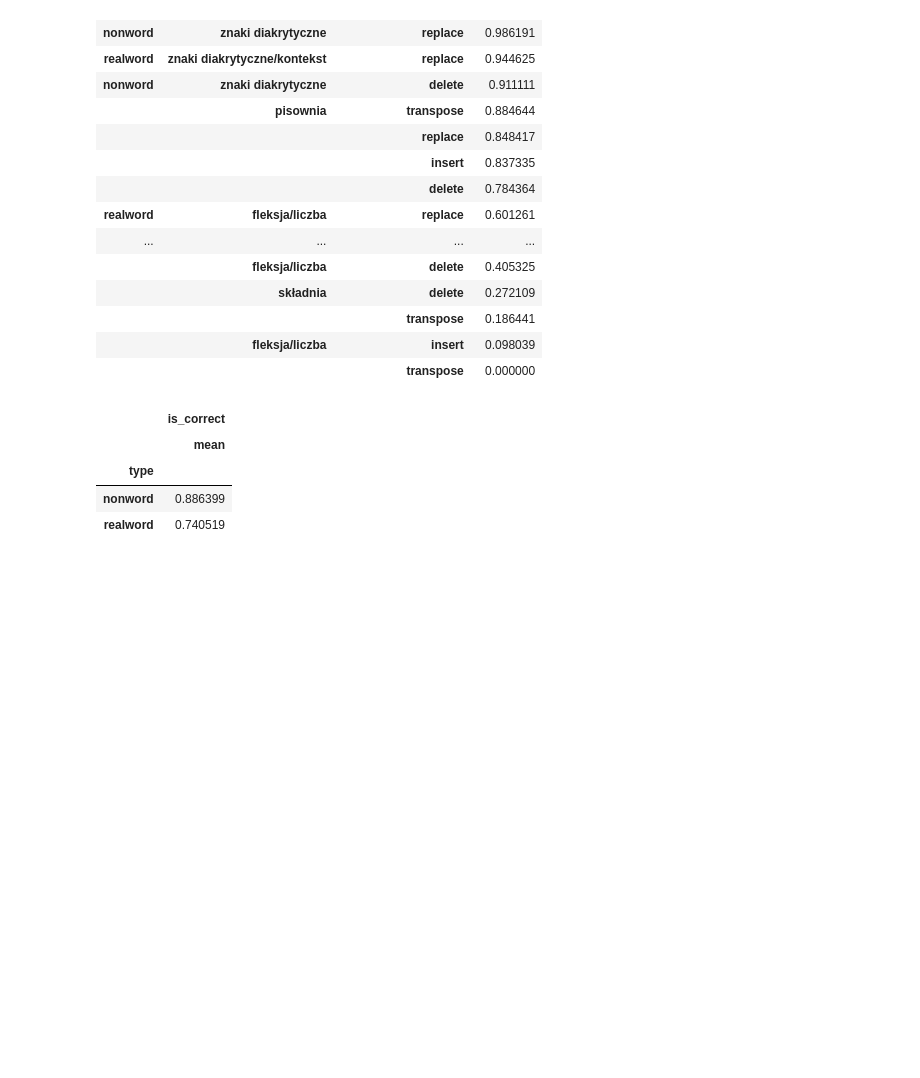
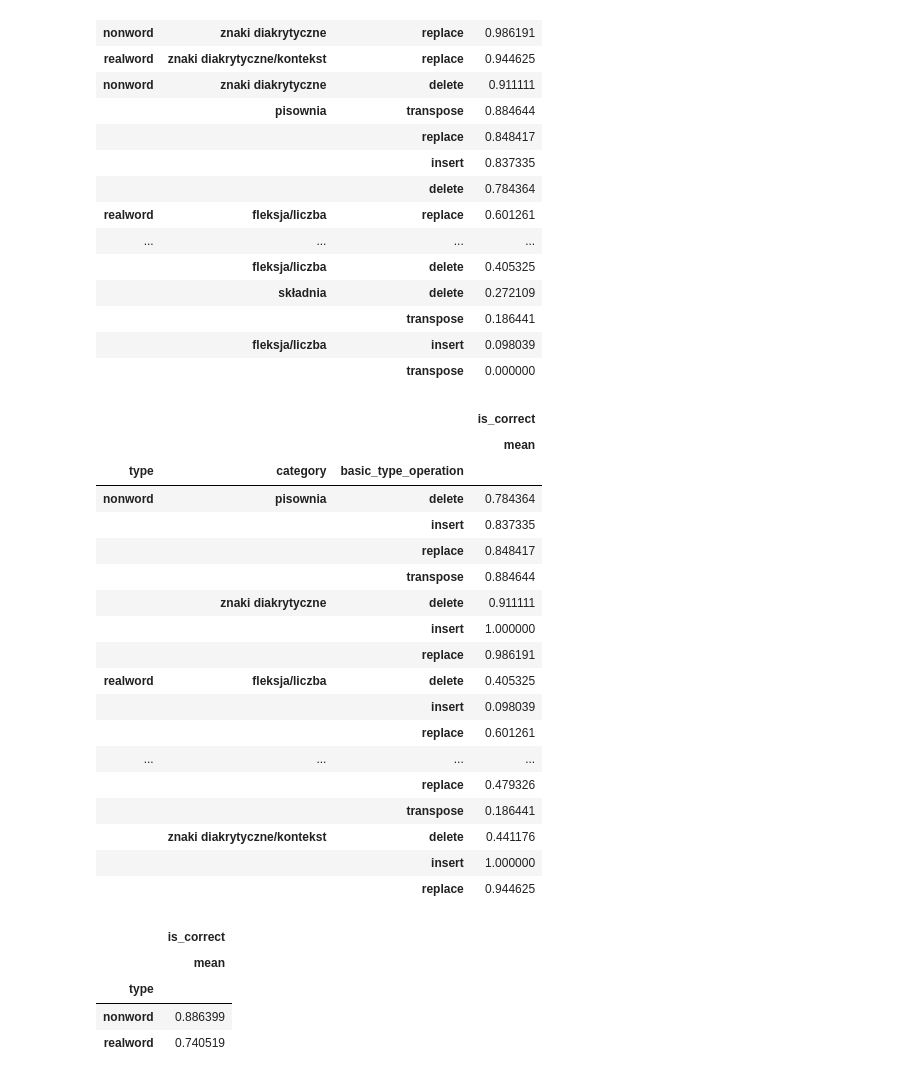
Before and after one commit to balkon16/noisy_channel_model_thesis, a Jupyter notebook: jupyter_notebooks/analiza_predykcji_test_set_26082019.ipynb, the cells around one changed output. Saved outputs shown, nothing was run; the diff lists cells and outputs as text; code cells hidden in the pictures; blank space fills up the shorter version.

```diff
--- a/jupyter_notebooks/analiza_predykcji_test_set_26082019.ipynb
+++ b/jupyter_notebooks/analiza_predykcji_test_set_26082019.ipynb
@@ -122,6 +136,28 @@ grouped_df
 |  |  | transpose | 0.186441 |
 |  | fleksja/liczba | insert | 0.098039 |
 |  |  | transpose | 0.000000 |
+# %%
+df_w_answer.groupby(['type', 'category', 'basic_type_operation']).agg({'is_correct': ['mean']})
+# %% [output]
+|  |  |  | is_correct |
+|  |  |  | mean |
+| type | category | basic_type_operation |  |
+| nonword | pisownia | delete | 0.784364 |
+|  |  | insert | 0.837335 |
+|  |  | replace | 0.848417 |
+|  |  | transpose | 0.884644 |
+|  | znaki diakrytyczne | delete | 0.911111 |
+|  |  | insert | 1.000000 |
+|  |  | replace | 0.986191 |
+| realword | fleksja/liczba | delete | 0.405325 |
+|  |  | insert | 0.098039 |
+|  |  | replace | 0.601261 |
+| ... | ... | ... | ... |
+|  |  | replace | 0.479326 |
+|  |  | transpose | 0.186441 |
+|  | znaki diakrytyczne/kontekst | delete | 0.441176 |
+|  |  | insert | 1.000000 |
+|  |  | replace | 0.944625 |
 # %%
 grouped_df_type = df_w_answer.groupby(['type']).agg({'is_correct': ['mean']}).sort_values(by=('is_correct', 'mean'), ascending=False)
 grouped_df_type
```
Also changed, not shown: parts of 16 cells of this notebook, 2 other files.
